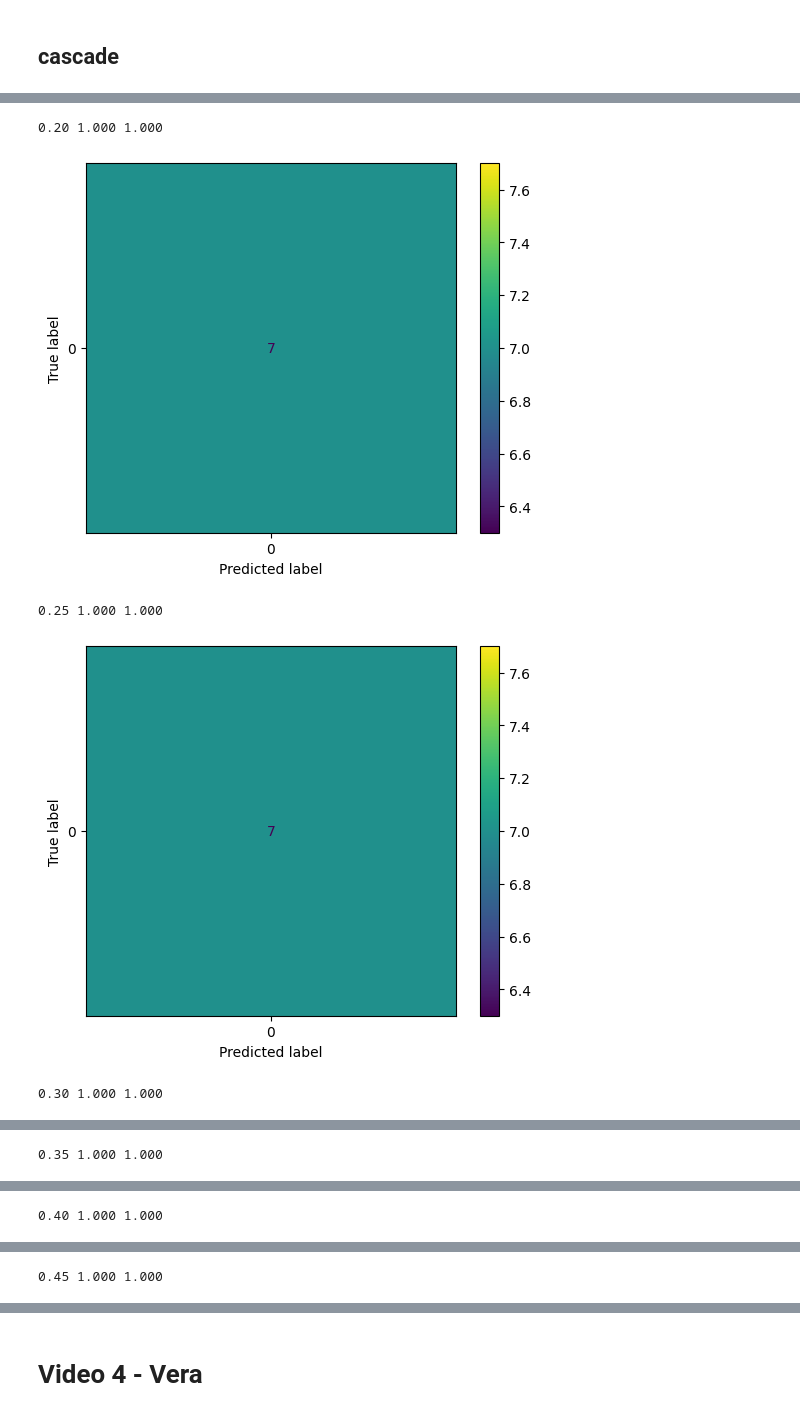
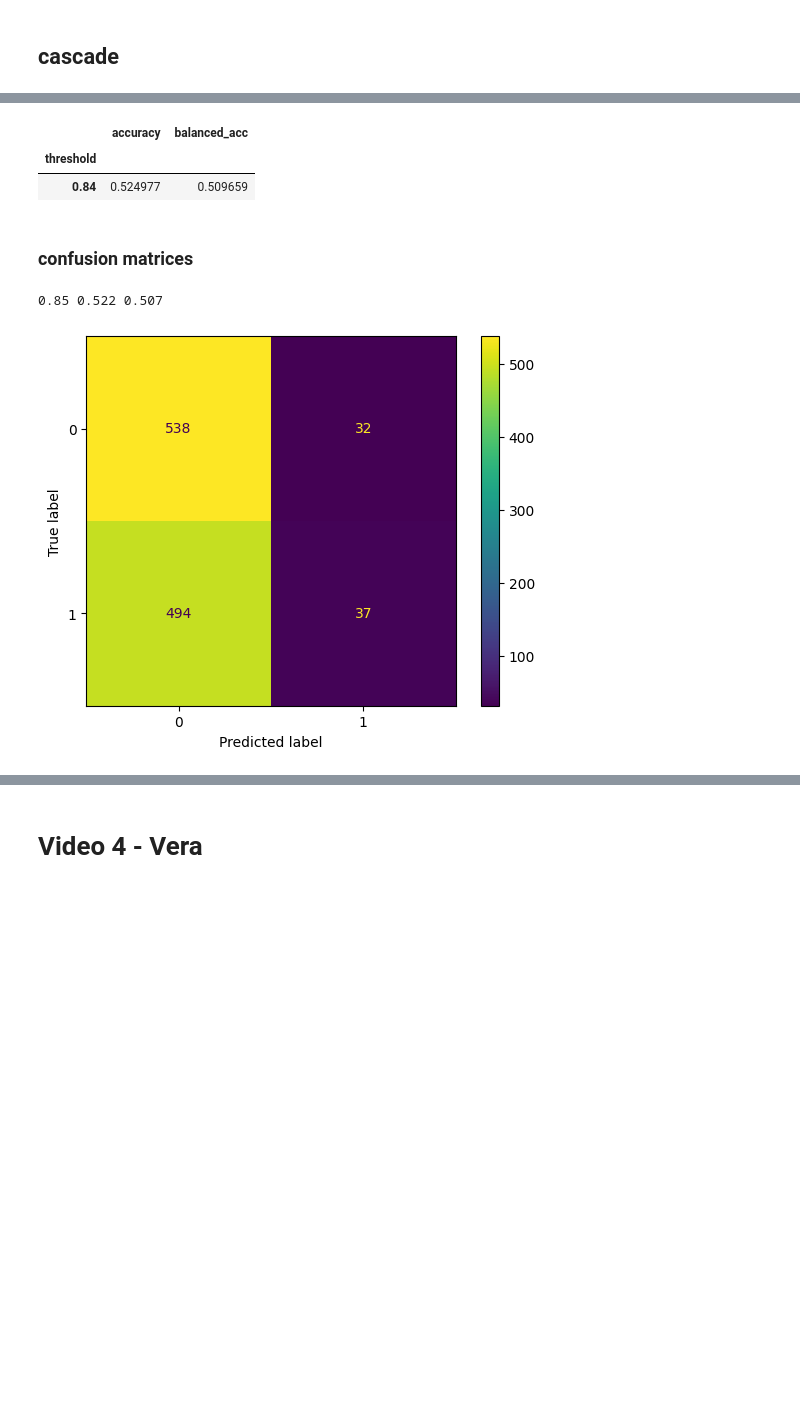
Before and after one commit to Johanniii/eye-contact-cnn, a Jupyter notebook: accuracy.ipynb, the cells around one changed output, grey strips where cells are left out. Cells and saved outputs as stored; diff of their text form; code cells hidden in the pictures; blank space fills up the shorter version.

```diff
--- a/accuracy.ipynb
+++ b/accuracy.ipynb
@@ -9,9 +11,19 @@ from sklearn.metrics import accuracy_score, balanced_accuracy_score, classificat
 # %% [markdown]
 # Funktionen
 # %%
-def merge_annotations_real(number_annotation, total_frames, extra_txt_names = ""):
+def merge_annotations_real(number_annotation: int, total_frames:int, extra_txt_names:str = ""):
+    """Liest die Annotations ein und verbindet sie mit den Ergebnissen des Modells
+
+    Args:
+        number_annotation (int): Die Nummer des Videos (zwischen 2 und 5)
+        total_frames (int): Gesamtzahl der annotierten Frames
+        extra_txt_names (str, optional): Falls die txt-Datei mit den Ergebnissen des Modells einen anderen Namen hat, kann dies hier angehängt werden. Defaults to "".
+
+    Returns:
+        pd.DataFrame: Der über Frames verbundene DataFrame mit annotierten Daten und den Ergebnissen des Modells.
+    """
     df_annotated = pd.Series(eye_contact_frames(f"annotations/annotations_{number_annotation}.xml", total_frames), name = "annotated")
-    df = pd.read_csv(f"video_annot{number_annotation}{extra_txt_names}.txt", names = ["frame", "acc"])
+    df = pd.read_csv(f"video_annot{number_annotation}{extra_txt_names}.txt", names = ["frame", "score"])
     print(df_annotated.value_counts())
     merged = pd.merge(df, df_annotated, left_on = "frame", right_index=True)
     return merged
@@ -20,7 +40,14 @@ def density(merged):
     print(merged.shape[0], merged.frame.max())
     return f"Auf {merged.shape[0]/ merged.frame.max()*100 :.2f}% der Frames wurde ein Gesicht gefunden."
 # %%
-def view(threshold, annotations, real):
+def view(threshold:float, annotations:pd.Series, real:pd.Series):
+    """Plottet für einen bestimmten Threshold die Confusionmatrix
+
+    Args:
+        threshold (float): Der Wert, ab dem die Scores aus eye-contact-cnn zu einem erkannten Blick aufgerundet werden sollen.v
+        annotations (pd.Series): Die binären Werte, die manuell annotiert wurden
+        real (pd.Series): Die Scores von eye-contact-cnn
+    """
     real_rounded = [x>threshold for x in real]
     print("%.2f" %threshold,"%.3f" %accuracy_score(annotations, real_rounded), "%.3f"%balanced_accuracy_score(annotations, real_rounded))
     ConfusionMatrixDisplay(confusion_matrix(annotations, real_rounded)).plot()
@@ -163,7 +274,7 @@ weighted avg       0.79      0.71      0.74       659
 ## cascade
 # %%
 merged3 = merge_annotations_real(3, 17000, "_output")
-merged3.head()
+merged3.set_index("frame")#.loc[526:540]
 # %% [output]
 annotated
 0.0    13960
@@ -185,12 +313,18 @@ accs3 = get_df_accs(merged3)
+# %%
+accs3 = get_df_accs(merged3)
+accs3.set_index("threshold", inplace=True)
+accs3[accs3.balanced_acc > 0.509]
+# %% [output]
+|  | accuracy | balanced_acc |
+| threshold |  |  |
+| 0.84 | 0.524977 | 0.509659 |
+# %% [markdown]
+### confusion matrices
 # %%
+# for i in np.arange(.2,1,.05):
+#     view(i, merged3.annotated, merged3.acc)
 
-
-for i in np.arange(.2,1,.05):
-    view(i, merged3.annotated, merged3.acc)
-print(classification_report(merged3.annotated, [x>.2 for x in merged3.acc]))
+view(.85, merged3.annotated, merged3.score)
 # %% [output]
-0.20 1.000 1.000
+0.85 0.522 0.507
-[figure, old version]
+[figure, new version]
-0.25 1.000 1.000
-[figure, removed]
-0.30 1.000 1.000
@@ -198 +330,0 @@ print(classification_report(merged3.annotated, [x>.2 for x in merged3.acc]))
-0.35 1.000 1.000
@@ -200 +330,0 @@ print(classification_report(merged3.annotated, [x>.2 for x in merged3.acc]))
-0.40 1.000 1.000
@@ -202 +330,0 @@ print(classification_report(merged3.annotated, [x>.2 for x in merged3.acc]))
-0.45 1.000 1.000
```
Also changed, not shown: parts of 56 cells of this notebook.
